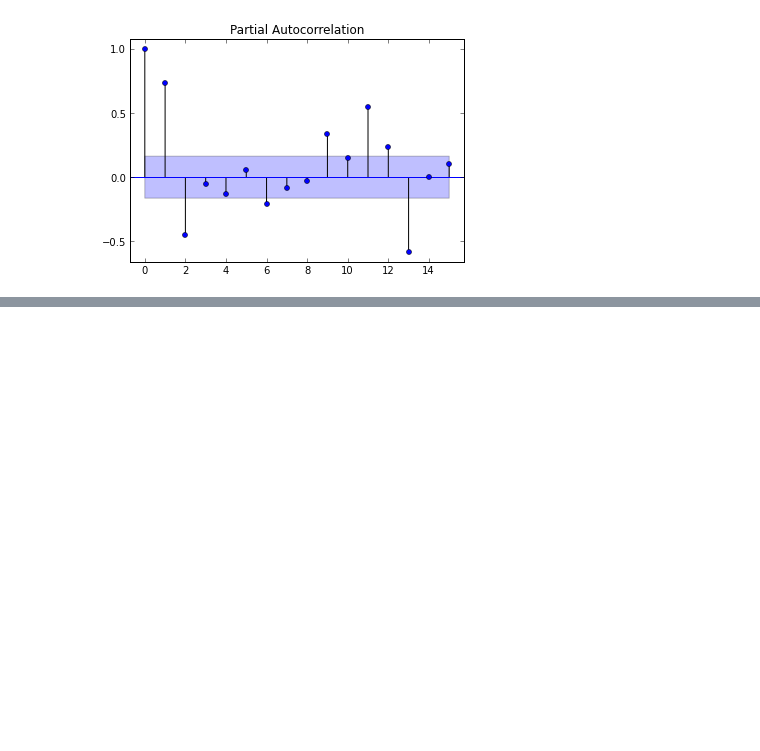
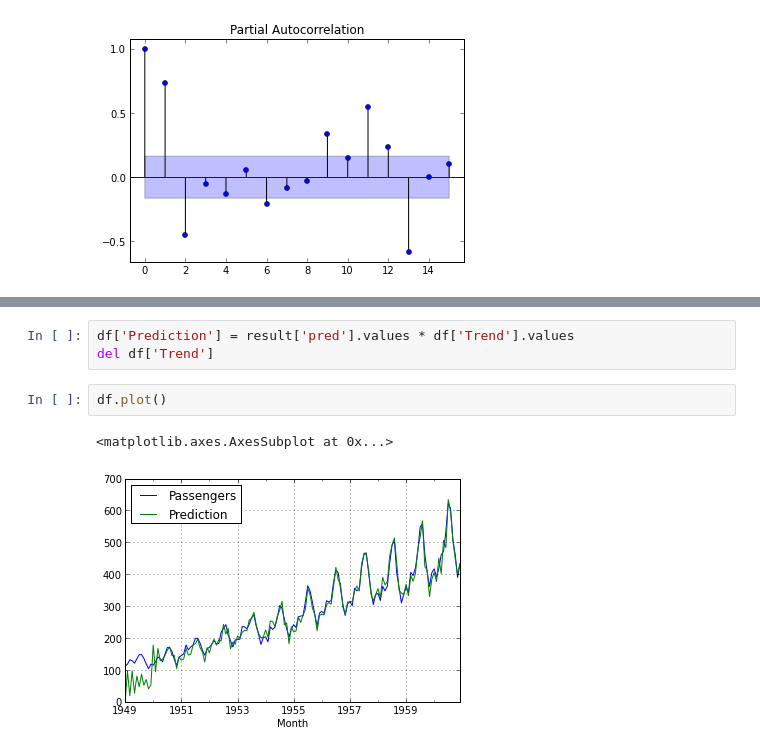
Before and after one commit to blue-yonder/pydse, a Jupyter notebook: notebooks/airline.ipynb, the cells around one changed output, grey strips where cells are left out. Cells and saved outputs as stored; diff of their text form; blank space fills up the shorter version.

```diff
--- a/notebooks/airline.ipynb
+++ b/notebooks/airline.ipynb
@@ -69,0 +63,8 @@ MAD
+# %%
+df['Prediction'] = result['pred'].values * df['Trend'].values
+del df['Trend']
+# %%
+df.plot()
+# %% [output]
+<matplotlib.axes.AxesSubplot at 0x...>
+[figure, added]
```
Also changed, not shown: parts of 4 cells of this notebook, 7 other files.
